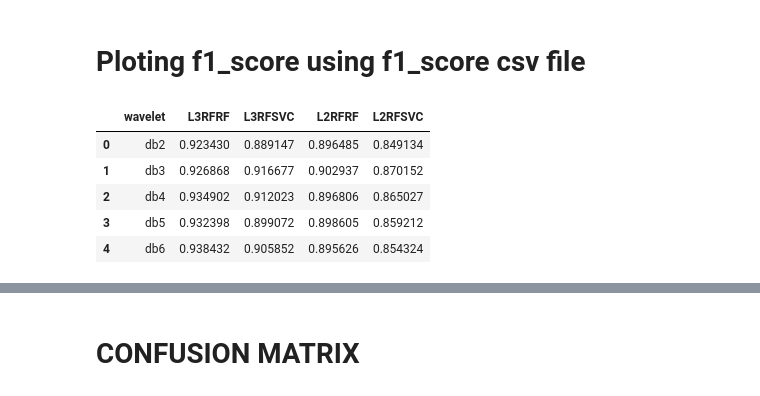
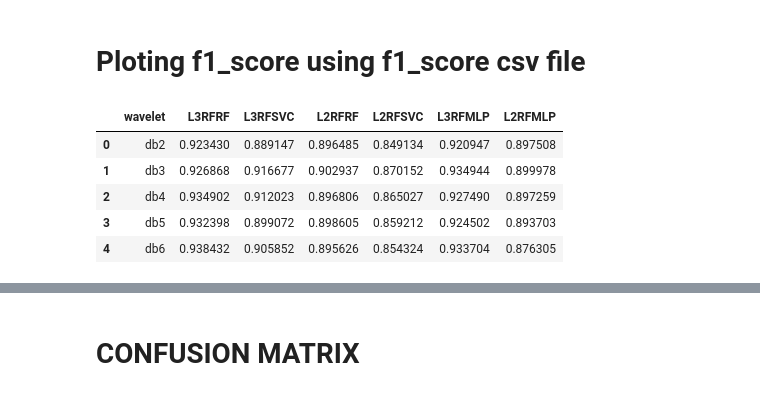
Before and after one commit to AbbasHussain72/Wavelet-featre-extraction-, a Jupyter notebook: current_wavelet_Transform_Technique.ipynb, the cells around one changed output, grey strips where cells are left out. Saved outputs shown, nothing was run; the diff lists cells and outputs as text; code cells hidden in the pictures.

```diff
--- a/current_wavelet_Transform_Technique.ipynb
+++ b/current_wavelet_Transform_Technique.ipynb
@@ -931,11 +946,11 @@ path1 = '/content/drive/MyDrive/f1_withoutoptimization.csv'
 df = pd.read_csv(path1,sep='\t')
 df = df.drop(['Unnamed: 0'], axis = 1)
 # %%
-Ascore.head()
+df.head()
 # %% [output]
-|  | wavelet | L3RFRF | L3RFSVC | L2RFRF | L2RFSVC |
-| 0 | db2 | 0.923430 | 0.889147 | 0.896485 | 0.849134 |
-| 1 | db3 | 0.926868 | 0.916677 | 0.902937 | 0.870152 |
-| 2 | db4 | 0.934902 | 0.912023 | 0.896806 | 0.865027 |
-| 3 | db5 | 0.932398 | 0.899072 | 0.898605 | 0.859212 |
-| 4 | db6 | 0.938432 | 0.905852 | 0.895626 | 0.854324 |
+|  | wavelet | L3RFRF | L3RFSVC | L2RFRF | L2RFSVC | L3RFMLP | L2RFMLP |
+| 0 | db2 | 0.923430 | 0.889147 | 0.896485 | 0.849134 | 0.920947 | 0.897508 |
+| 1 | db3 | 0.926868 | 0.916677 | 0.902937 | 0.870152 | 0.934944 | 0.899978 |
+| 2 | db4 | 0.934902 | 0.912023 | 0.896806 | 0.865027 | 0.927490 | 0.897259 |
+| 3 | db5 | 0.932398 | 0.899072 | 0.898605 | 0.859212 | 0.924502 | 0.893703 |
+| 4 | db6 | 0.938432 | 0.905852 | 0.895626 | 0.854324 | 0.933704 | 0.876305 |
```
Also changed, not shown: parts of 5 cells of this notebook.
